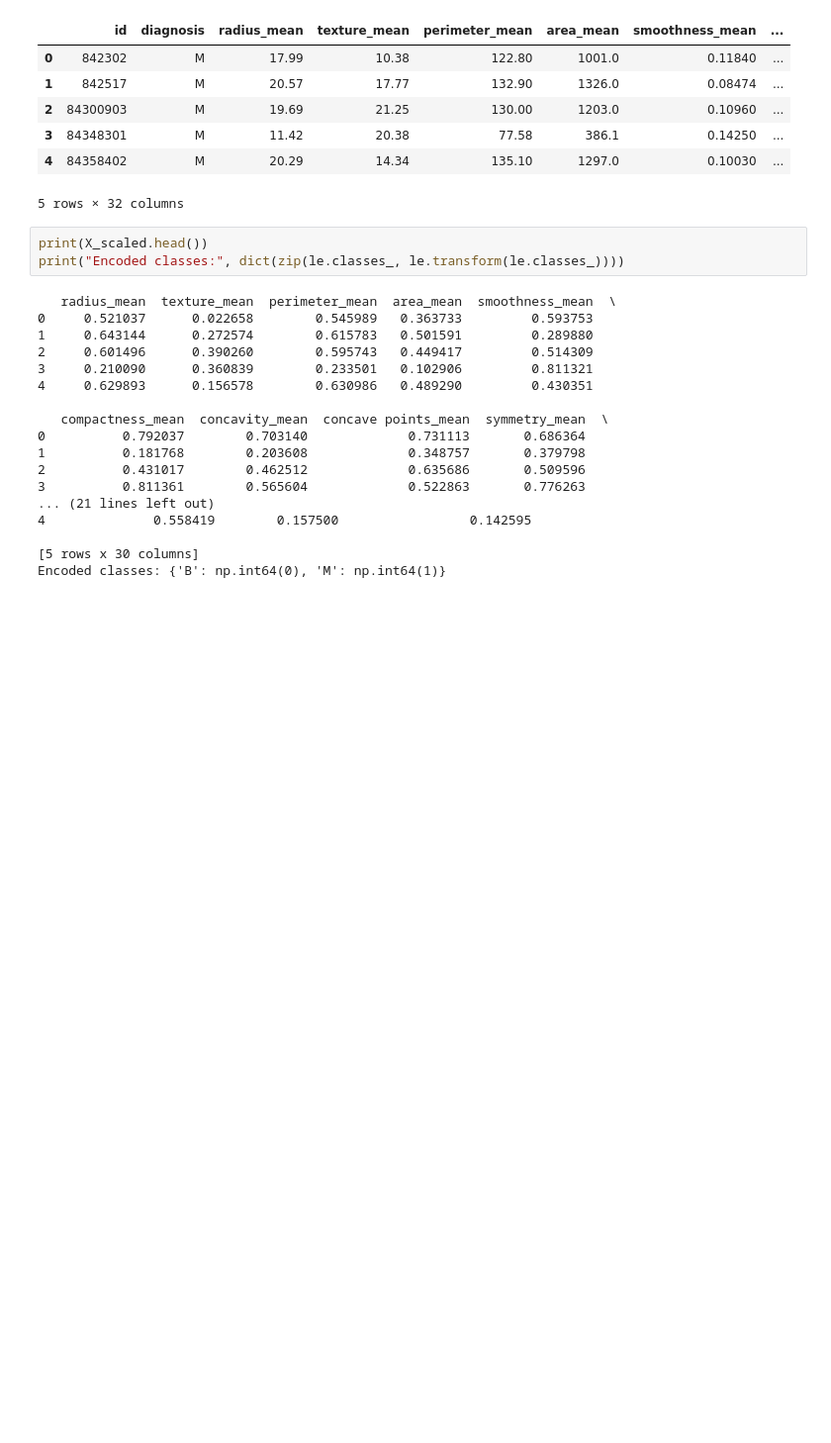
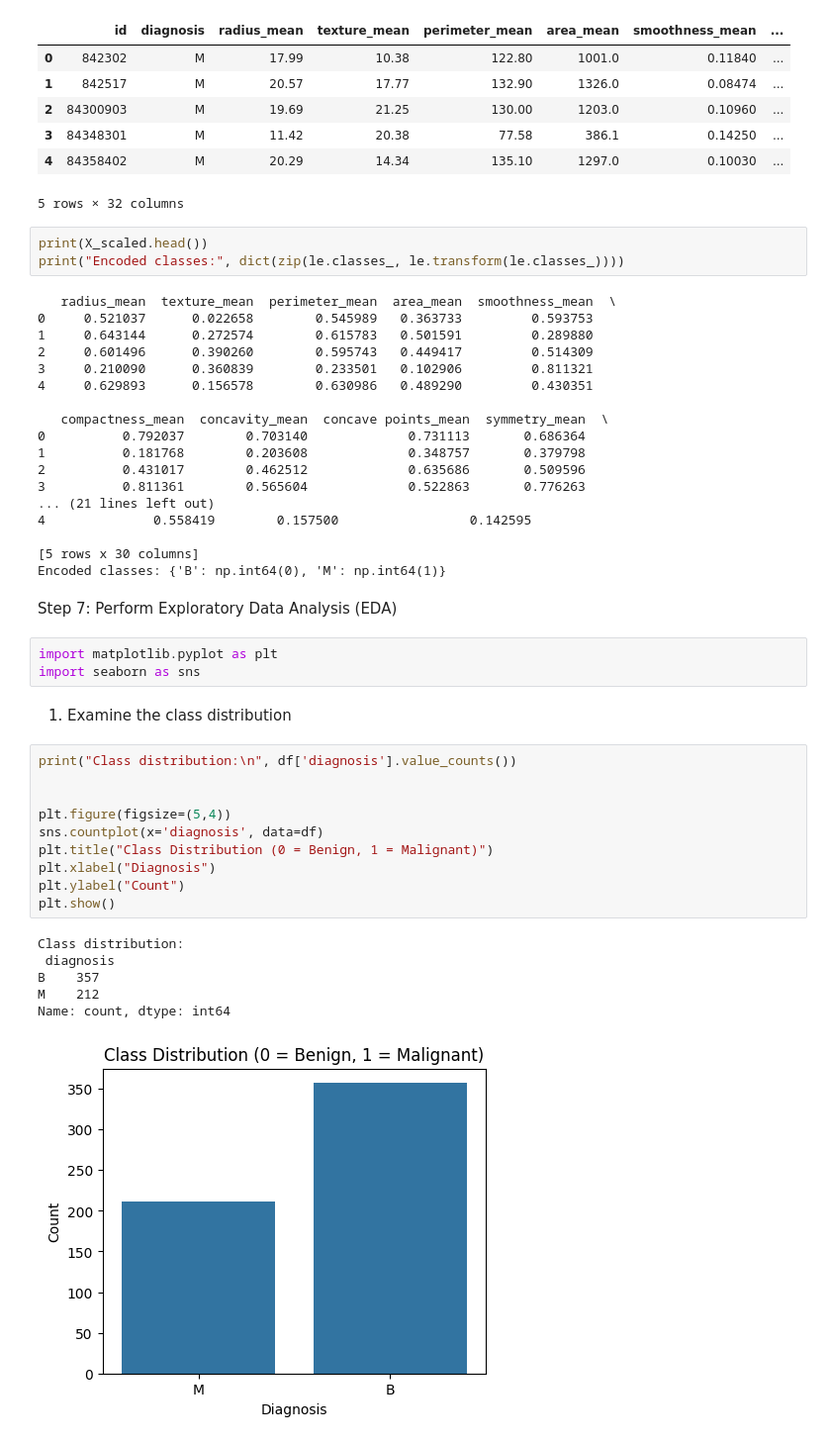
Before and after one commit to Badhon63/Machine-Learning_Lab, a Jupyter notebook: A2/05_regression.ipynb, the cells around one changed output. Shown at 99% size. Saved outputs shown, nothing was run; the diff lists cells and outputs as text; blank space fills up the shorter version.

```diff
--- a/A2/05_regression.ipynb
+++ b/A2/05_regression.ipynb
@@ -156,3 +160,27 @@ print("Encoded classes:", dict(zip(le.classes_, le.transform(le.classes_))))
 
 [5 rows x 30 columns]
 Encoded classes: {'B': np.int64(0), 'M': np.int64(1)}
+# %% [markdown]
+ Step 7: Perform Exploratory Data Analysis (EDA)
+# %%
+import matplotlib.pyplot as plt
+import seaborn as sns
+# %% [markdown]
+ 1. Examine the class distribution
+# %%
+print("Class distribution:\n", df['diagnosis'].value_counts())
+
+
+plt.figure(figsize=(5,4))
+sns.countplot(x='diagnosis', data=df)
+plt.title("Class Distribution (0 = Benign, 1 = Malignant)")
+plt.xlabel("Diagnosis")
+plt.ylabel("Count")
+plt.show()
+# %% [output]
+Class distribution:
+ diagnosis
+B    357
+M    212
+Name: count, dtype: int64
+[figure, added]
```
Also changed, not shown: parts of 72 cells of this notebook.
